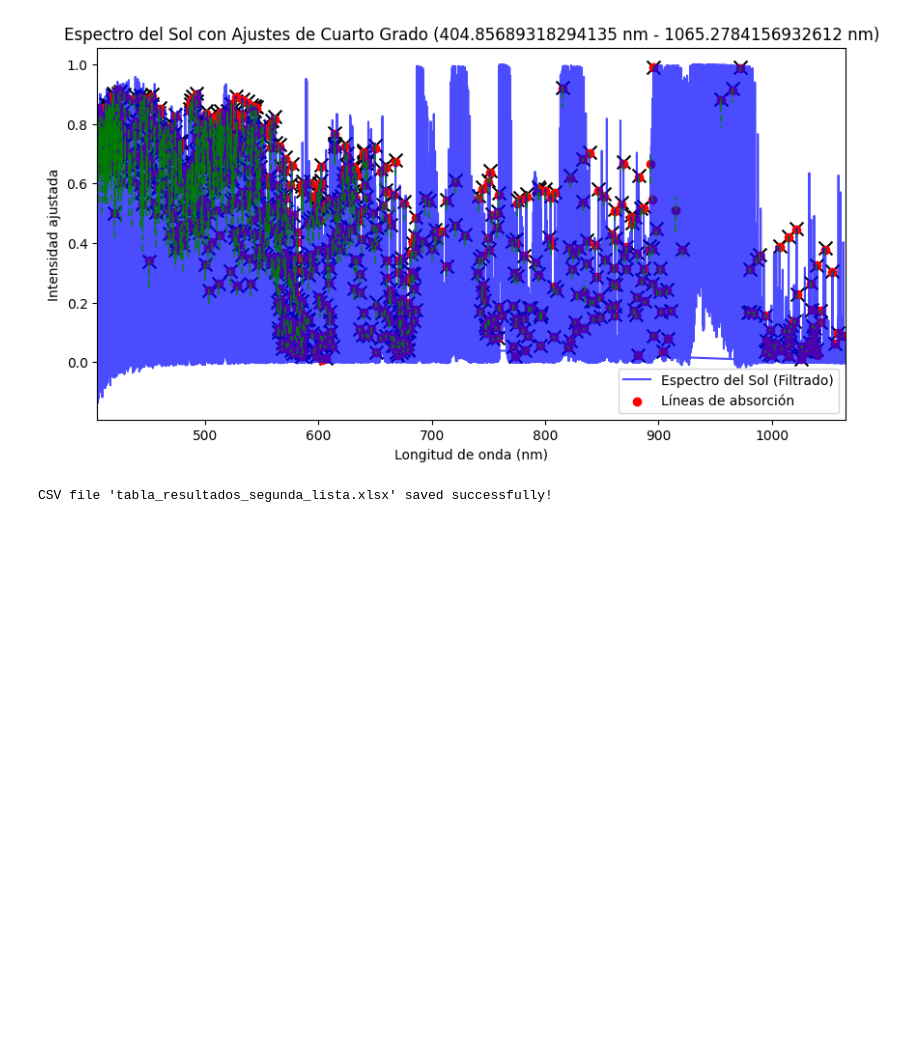
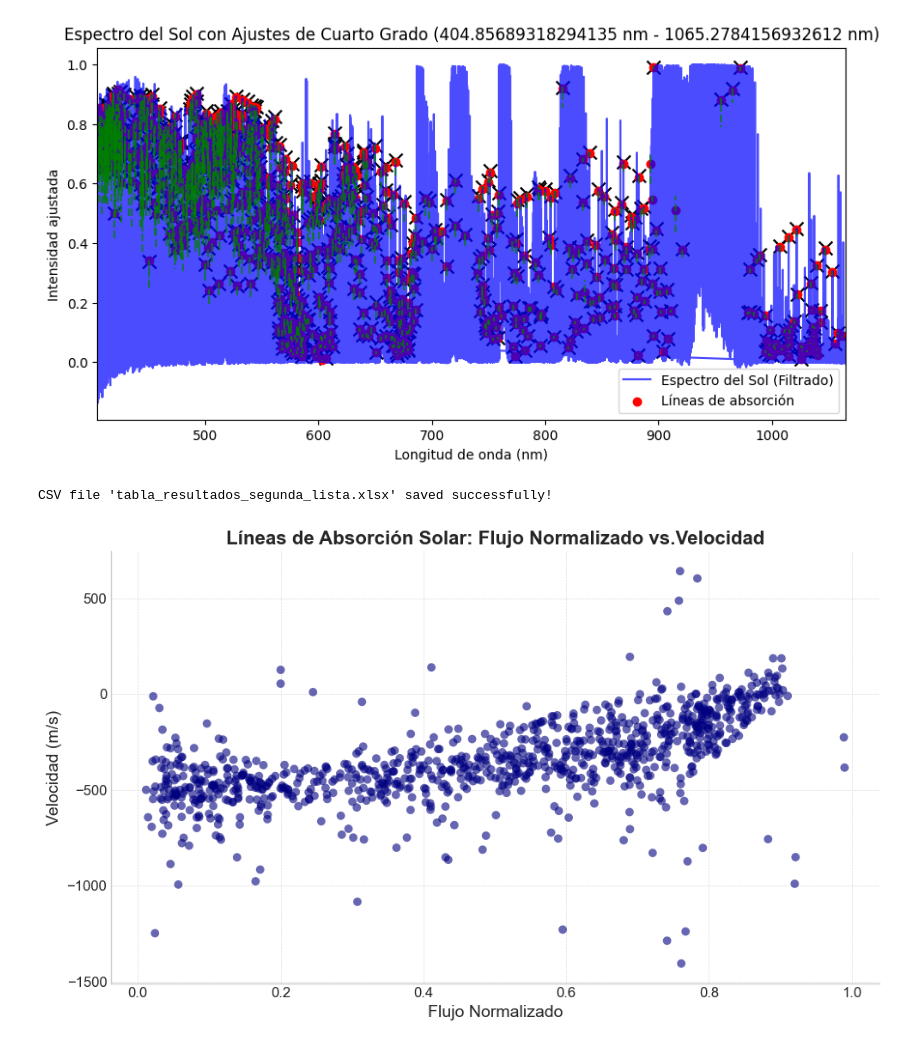
Before and after one commit to EstebanFuentesS/Proyecto-Teorico-202501, a Jupyter notebook: segundas_lineas.ipynb, the cells around one changed output. Saved outputs shown, nothing was run; the diff lists cells and outputs as text; code cells hidden in the pictures; blank space fills up the shorter version.

Commit message:
Update Graficas Finales a Color

```diff
--- a/segundas_lineas.ipynb
+++ b/segundas_lineas.ipynb
@@ -324,0 +337,21 @@ CSV file 'tabla_resultados_segunda_lista.xlsx' saved successfully!
+# %%
+#Graficar Flujo Normalizado vs. Velocidad
+plt.style.use('seaborn-v0_8-whitegrid')
+
+fig, ax = plt.subplots(figsize=(10, 6))  # tamaño ideal para presentación
+
+ax.scatter(flux_lista, lista_velocidades, s=50, color='navy', alpha=0.6, edgecolor='none')
+ax.set_title('Líneas de Absorción Solar: Flujo Normalizado vs.Velocidad', fontsize=16, weight='bold')
+ax.set_xlabel('Flujo Normalizado', fontsize=14)
+ax.set_ylabel('Velocidad (m/s)', fontsize=14)
+
+ax.grid(True, linestyle='--', linewidth=0.5, alpha=0.7)
+ax.spines['top'].set_visible(False)
+ax.spines['right'].set_visible(False)
+ax.tick_params(axis='both', which='major', labelsize=12)
+
+plt.tight_layout()
+plt.savefig('Flujo Normalizado vs Velocidad.png', dpi=1000, bbox_inches='tight')
+plt.show()
+# %% [output]
+[figure, added]
```
Also changed, not shown: parts of 3 cells of this notebook, 4 other files.
